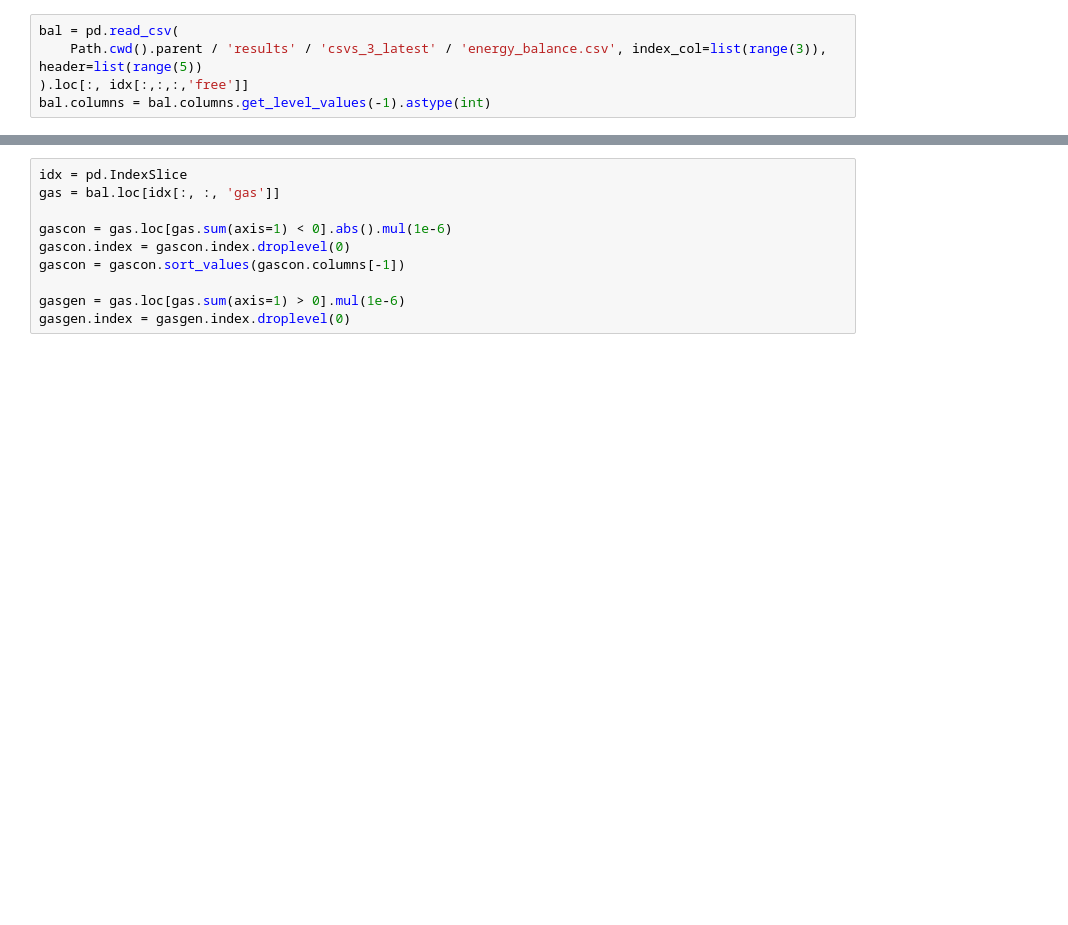
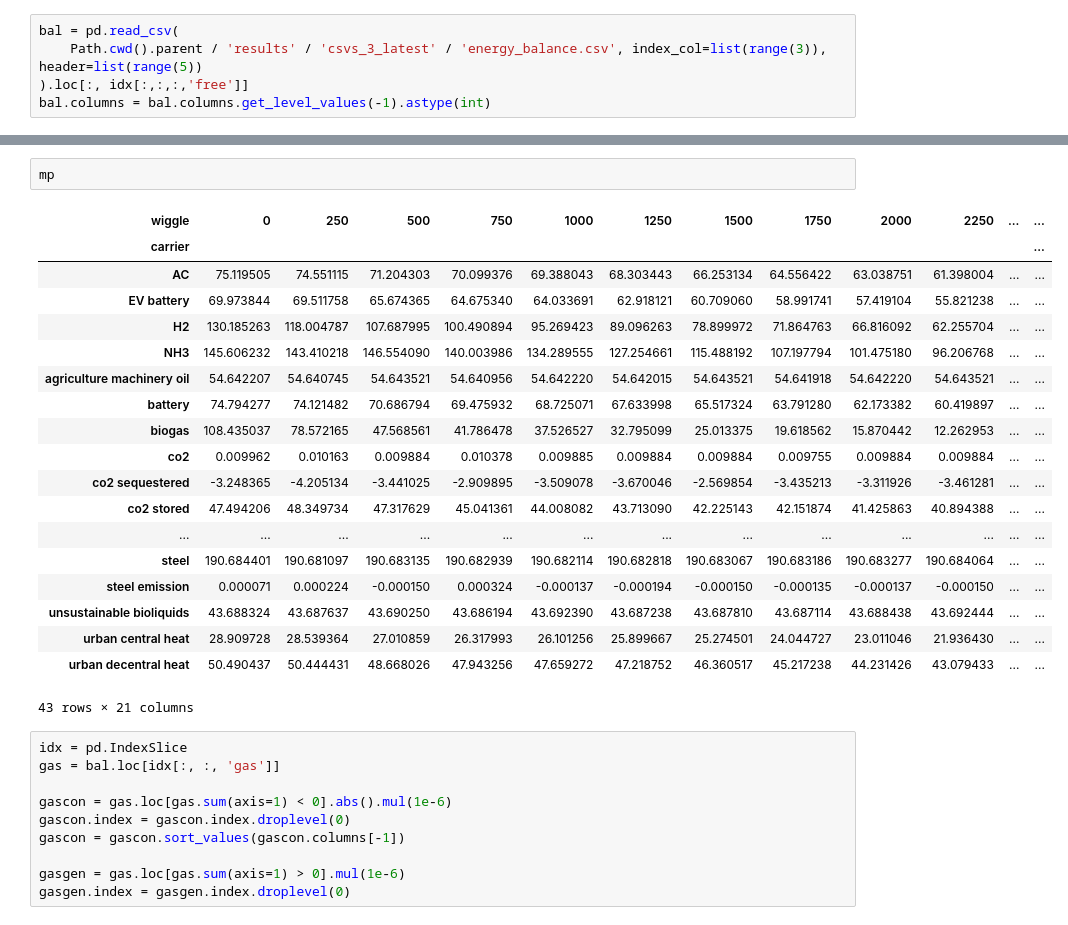
Before and after one commit to LukasFrankenQ/resilient-pypsa-eur, a Jupyter notebook: notebooks/plot_total_gas_use.ipynb, the cells around one changed output, grey strips where cells are left out. Drawn from its saved outputs; the diff is of its cells as text; blank space fills up the shorter version.

```diff
--- a/notebooks/plot_total_gas_use.ipynb
+++ b/notebooks/plot_total_gas_use.ipynb
@@ -68,3 +83,25 @@ gas_price.index = gas_price.index.get_level_values(-1)
+# %%
+mp
+# %% [output]
+| wiggle | 0 | 250 | 500 | 750 | 1000 | 1250 | 1500 | 1750 | 2000 | 2250 | ... | ... |
+| carrier |  |  |  |  |  |  |  |  |  |  |  | ... |
+| AC | 75.119505 | 74.551115 | 71.204303 | 70.099376 | 69.388043 | 68.303443 | 66.253134 | 64.556422 | 63.038751 | 61.398004 | ... | ... |
+| EV battery | 69.973844 | 69.511758 | 65.674365 | 64.675340 | 64.033691 | 62.918121 | 60.709060 | 58.991741 | 57.419104 | 55.821238 | ... | ... |
+| H2 | 130.185263 | 118.004787 | 107.687995 | 100.490894 | 95.269423 | 89.096263 | 78.899972 | 71.864763 | 66.816092 | 62.255704 | ... | ... |
+| NH3 | 145.606232 | 143.410218 | 146.554090 | 140.003986 | 134.289555 | 127.254661 | 115.488192 | 107.197794 | 101.475180 | 96.206768 | ... | ... |
+| agriculture machinery oil | 54.642207 | 54.640745 | 54.643521 | 54.640956 | 54.642220 | 54.642015 | 54.643521 | 54.641918 | 54.642220 | 54.643521 | ... | ... |
+| battery | 74.794277 | 74.121482 | 70.686794 | 69.475932 | 68.725071 | 67.633998 | 65.517324 | 63.791280 | 62.173382 | 60.419897 | ... | ... |
+| biogas | 108.435037 | 78.572165 | 47.568561 | 41.786478 | 37.526527 | 32.795099 | 25.013375 | 19.618562 | 15.870442 | 12.262953 | ... | ... |
+| co2 | 0.009962 | 0.010163 | 0.009884 | 0.010378 | 0.009885 | 0.009884 | 0.009884 | 0.009755 | 0.009884 | 0.009884 | ... | ... |
+| co2 sequestered | -3.248365 | -4.205134 | -3.441025 | -2.909895 | -3.509078 | -3.670046 | -2.569854 | -3.435213 | -3.311926 | -3.461281 | ... | ... |
+| co2 stored | 47.494206 | 48.349734 | 47.317629 | 45.041361 | 44.008082 | 43.713090 | 42.225143 | 42.151874 | 41.425863 | 40.894388 | ... | ... |
+| ... | ... | ... | ... | ... | ... | ... | ... | ... | ... | ... | ... | ... |
+| steel | 190.684401 | 190.681097 | 190.683135 | 190.682939 | 190.682114 | 190.682818 | 190.683067 | 190.683186 | 190.683277 | 190.684064 | ... | ... |
+| steel emission | 0.000071 | 0.000224 | -0.000150 | 0.000324 | -0.000137 | -0.000194 | -0.000150 | -0.000135 | -0.000137 | -0.000150 | ... | ... |
+| unsustainable bioliquids | 43.688324 | 43.687637 | 43.690250 | 43.686194 | 43.692390 | 43.687238 | 43.687810 | 43.687114 | 43.688438 | 43.692444 | ... | ... |
+| urban central heat | 28.909728 | 28.539364 | 27.010859 | 26.317993 | 26.101256 | 25.899667 | 25.274501 | 24.044727 | 23.011046 | 21.936430 | ... | ... |
+| urban decentral heat | 50.490437 | 50.444431 | 48.668026 | 47.943256 | 47.659272 | 47.218752 | 46.360517 | 45.217238 | 44.231426 | 43.079433 | ... | ... |
+43 rows × 21 columns
 # %%
 idx = pd.IndexSlice
 gas = bal.loc[idx[:, :, 'gas']]
```
Also changed, not shown: parts of 8 cells of this notebook, 3 other files.
